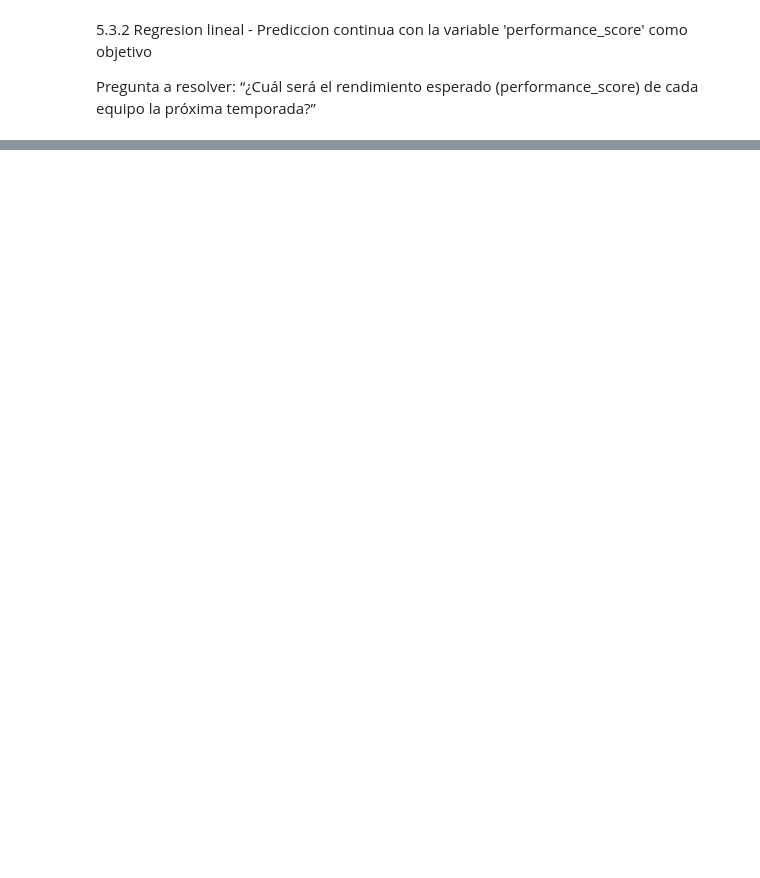
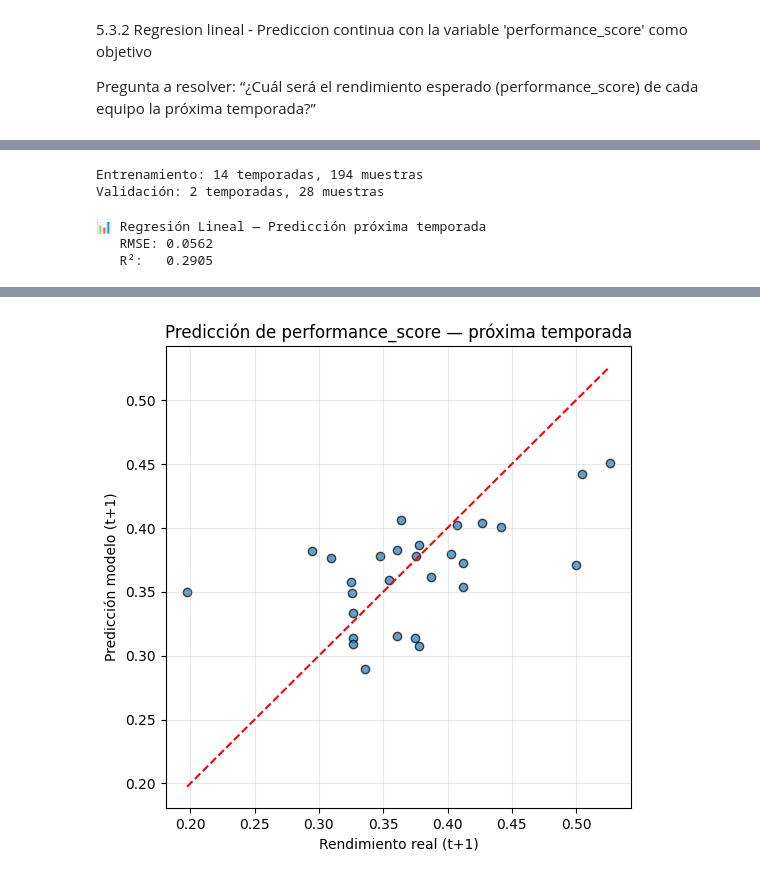
Before and after one commit to VainstubTomas/Aprendizaje_Automatico_Grandes_Datos, a Jupyter notebook: main.ipynb, the cells around one changed output, grey strips where cells are left out. Saved outputs shown, nothing was run; the diff lists cells and outputs as text; code cells hidden in the pictures; blank space fills up the shorter version.

Commit message:
feature: regresion lineal para prediccion

```diff
--- a/main.ipynb
+++ b/main.ipynb
@@ -1283,0 +1329,77 @@ Pregunta a resolver:
+# %%
+
+# División temporal entrenamiento / validación
+
+# Definimos variables predictoras (features) y target (rendimiento futuro)
+features = ['offensive_score', 'defensive_score', 'tactical_score', 'performance_score']
+target = 'next_performance_score'
+
+# Determinamos el corte temporal: las últimas 2 temporadas para validación
+last_seasons = sorted(df_future['season_id'].unique())[-2:]
+train_df = df_future[~df_future['season_id'].isin(last_seasons)]
+valid_df = df_future[df_future['season_id'].isin(last_seasons)]
+
+X_train, y_train = train_df[features], train_df[target]
+X_valid, y_valid = valid_df[features], valid_df[target]
+
+print(f"Entrenamiento: {train_df['season_id'].nunique()} temporadas, {X_train.shape[0]} muestras")
+print(f"Validación: {valid_df['season_id'].nunique()} temporadas, {X_valid.shape[0]} muestras")
+# %% [output]
+Entrenamiento: 14 temporadas, 194 muestras
+Validación: 2 temporadas, 28 muestras
+# %%
+
+#Predicción de rendimiento futuro
+
+from sklearn.pipeline import Pipeline
+from sklearn.preprocessing import RobustScaler
+from sklearn.linear_model import LinearRegression
+from sklearn.metrics import mean_squared_error, r2_score
+import numpy as np
+import pandas as pd
+import matplotlib.pyplot as plt
+
+# RMSE personalizado
+def rmse(y_true, y_pred):
+    return np.sqrt(mean_squared_error(y_true, y_pred))
+
+# Pipeline: escalado robusto + regresión lineal
+linreg_pipe = Pipeline([
+    ('scaler', RobustScaler(quantile_range=(10, 90))),
+    ('linreg', LinearRegression())
+])
+
+# Entrenamiento
+linreg_pipe.fit(X_train, y_train)
+
+# Predicción sobre validación
+y_pred = linreg_pipe.predict(X_valid)
+
+# Métricas
+rmse_val = rmse(y_valid, y_pred)
+r2_val   = r2_score(y_valid, y_pred)
+print(f"📊 Regresión Lineal — Predicción próxima temporada")
+print(f"   RMSE: {rmse_val:.4f}")
+print(f"   R²:   {r2_val:.4f}")
+
+# Tabla comparativa
+results = valid_df[['team','season_id','performance_score']].copy()
+results['predicted_next_score'] = y_pred
+results['real_next_score'] = y_valid.values
+results['error'] = results['real_next_score'] - results['predicted_next_score']
+
+display(results.sort_values('error', ascending=False).head(10))
+
+# Gráfico: valores reales vs predichos
+plt.figure(figsize=(6,6))
+plt.scatter(y_valid, y_pred, alpha=0.7, edgecolor='k')
+plt.plot([y_valid.min(), y_valid.max()], [y_valid.min(), y_valid.max()], 'r--')
+plt.xlabel("Rendimiento real (t+1)")
+plt.ylabel("Predicción modelo (t+1)")
+plt.title("Predicción de performance_score — próxima temporada")
+plt.grid(alpha=0.3)
+plt.show()
+# %% [output]
+📊 Regresión Lineal — Predicción próxima temporada
+   RMSE: 0.0562
+   R²:   0.2905
@@ -1283,0 +1417 @@ Pregunta a resolver:
+[figure, added]
```
Also changed, not shown: parts of 9 cells of this notebook.
